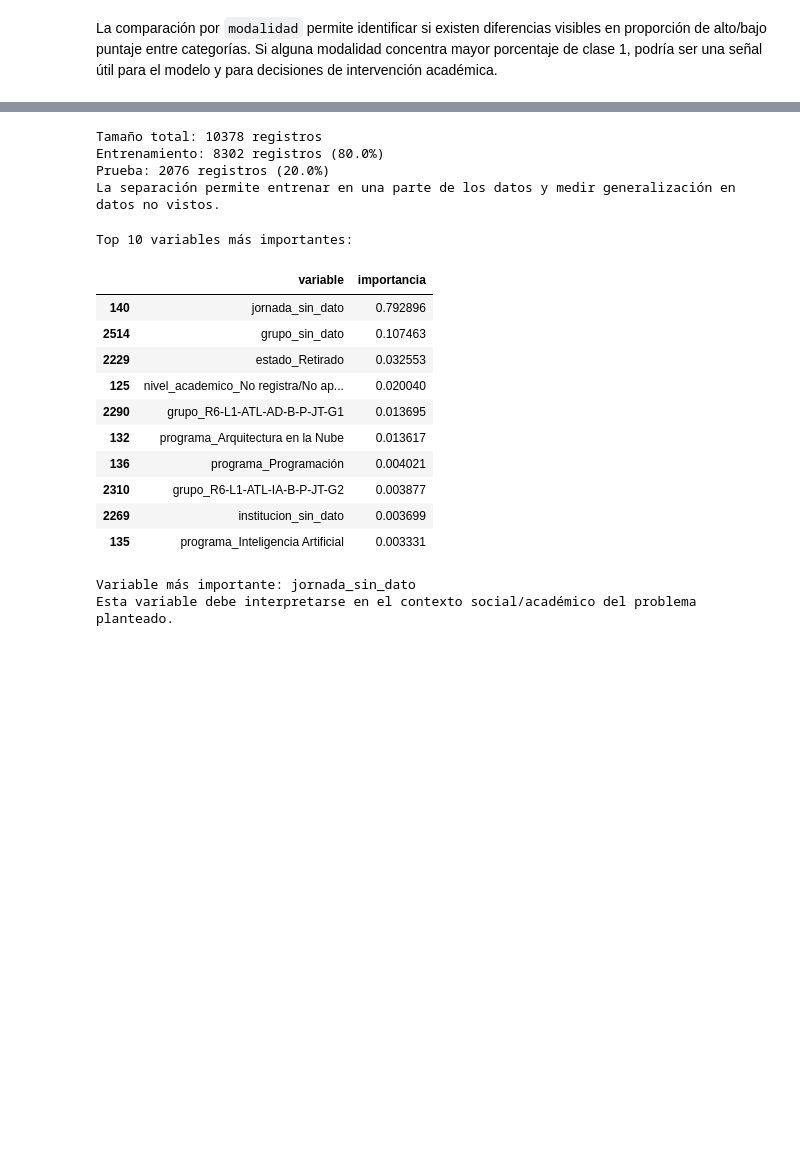
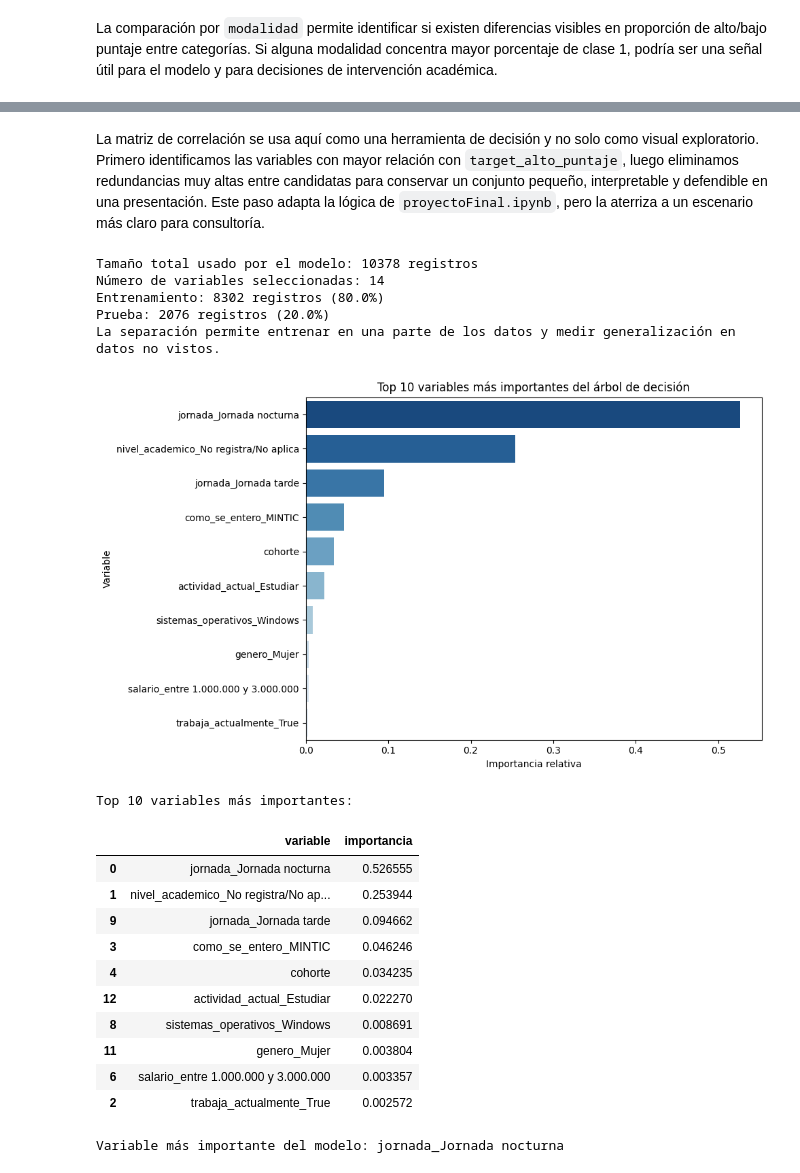
Before and after one commit to 5arSanti/ia-supervised-classification, a Jupyter notebook: main.ipynb, the cells around one changed output, grey strips where cells are left out. Drawn from its saved outputs; the diff is of its cells as text; code cells hidden in the pictures; blank space fills up the shorter version.

```diff
--- a/main.ipynb
+++ b/main.ipynb
@@ -462,48 +543,69 @@ La comparación por `modalidad` permite identificar si existen diferencias visib
+# %% [markdown]
+La matriz de correlación se usa aquí como una herramienta de decisión y no solo como visual exploratorio. Primero identificamos las variables con mayor relación con `target_alto_puntaje`, luego eliminamos redundancias muy altas entre candidatas para conservar un conjunto pequeño, interpretable y defendible en una presentación. Este paso adapta la lógica de `proyectoFinal.ipynb`, pero la aterriza a un escenario más claro para consultoría.
 # %%
 # Paso 5. Separar datos en entrenamiento y prueba (80/20)
 X_train, X_test, y_train, y_test = train_test_split(
-    X, y, test_size=0.2, random_state=42, stratify=y
+    X_model, y, test_size=0.2, random_state=42, stratify=y
 )
 
-print(f'Tamaño total: {len(X)} registros')
-print(f'Entrenamiento: {len(X_train)} registros ({len(X_train)/len(X):.1%})')
-print(f'Prueba: {len(X_test)} registros ({len(X_test)/len(X):.1%})')
+print(f'Tamaño total usado por el modelo: {len(X_model)} registros')
+print(f'Número de variables seleccionadas: {X_model.shape[1]}')
+print(f'Entrenamiento: {len(X_train)} registros ({len(X_train)/len(X_model):.1%})')
+print(f'Prueba: {len(X_test)} registros ({len(X_test)/len(X_model):.1%})')
 print('La separación permite entrenar en una parte de los datos y medir generalización en datos no vistos.')
 # %% [output]
-Tamaño total: 10378 registros
+Tamaño total usado por el modelo: 10378 registros
+Número de variables seleccionadas: 14
 Entrenamiento: 8302 registros (80.0%)
 Prueba: 2076 registros (20.0%)
 La separación permite entrenar en una parte de los datos y medir generalización en datos no vistos.
 # %%
 # Paso 6. Entrenar modelo DecisionTreeClassifier e importancia de variables
 modelo_arbol = DecisionTreeClassifier(random_state=42, max_depth=5)
 modelo_arbol.fit(X_train, y_train)
 
 # Importancia de variables para interpretar el modelo.
 importancias = pd.DataFrame({
     'variable': X_train.columns,
     'importancia': modelo_arbol.feature_importances_
 }).sort_values('importancia', ascending=False)
 
+top_importancias = importancias.head(10).copy()
+variable_mas_importante = top_importancias.iloc[0]['variable']
+
+plt.figure(figsize=(10, 6))
+sns.barplot(
+    data=top_importancias,
+    x='importancia',
+    y='variable',
+    hue='variable',
+    palette='Blues_r',
+    legend=False
+)
+plt.title('Top 10 variables más importantes del árbol de decisión')
+plt.xlabel('Importancia relativa')
+plt.ylabel('Variable')
+plt.tight_layout()
+plt.show()
+
 print('Top 10 variables más importantes:')
-display(importancias.head(10))
-print(f"Variable más importante: {importancias.iloc[0]['variable']}")
-print('Esta variable debe interpretarse en el contexto social/académico del problema planteado.')
+display(top_importancias)
+print(f'Variable más importante del modelo: {variable_mas_importante}')
 # %% [output]
+[figure, added]
 Top 10 variables más importantes:
 |  | variable | importancia |
-| 140 | jornada_sin_dato | 0.792896 |
-| 2514 | grupo_sin_dato | 0.107463 |
-| 2229 | estado_Retirado | 0.032553 |
-| 125 | nivel_academico_No registra/No ap... | 0.020040 |
-| 2290 | grupo_R6-L1-ATL-AD-B-P-JT-G1 | 0.013695 |
-| 132 | programa_Arquitectura en la Nube | 0.013617 |
-| 136 | programa_Programación | 0.004021 |
-| 2310 | grupo_R6-L1-ATL-IA-B-P-JT-G2 | 0.003877 |
-| 2269 | institucion_sin_dato | 0.003699 |
-| 135 | programa_Inteligencia Artificial | 0.003331 |
+| 0 | jornada_Jornada nocturna | 0.526555 |
+| 1 | nivel_academico_No registra/No ap... | 0.253944 |
+| 9 | jornada_Jornada tarde | 0.094662 |
+| 3 | como_se_entero_MINTIC | 0.046246 |
+| 4 | cohorte | 0.034235 |
+| 12 | actividad_actual_Estudiar | 0.022270 |
+| 8 | sistemas_operativos_Windows | 0.008691 |
+| 11 | genero_Mujer | 0.003804 |
+| 6 | salario_entre 1.000.000 y 3.000.000 | 0.003357 |
+| 2 | trabaja_actualmente_True | 0.002572 |
-Variable más importante: jornada_sin_dato
-Esta variable debe interpretarse en el contexto social/académico del problema planteado.
+Variable más importante del modelo: jornada_Jornada nocturna
 # %%
 # Paso 7. Predicciones y evaluación
 y_pred = modelo_arbol.predict(X_test)
```
Also changed, not shown: parts of 10 cells of this notebook, 1 other file.
